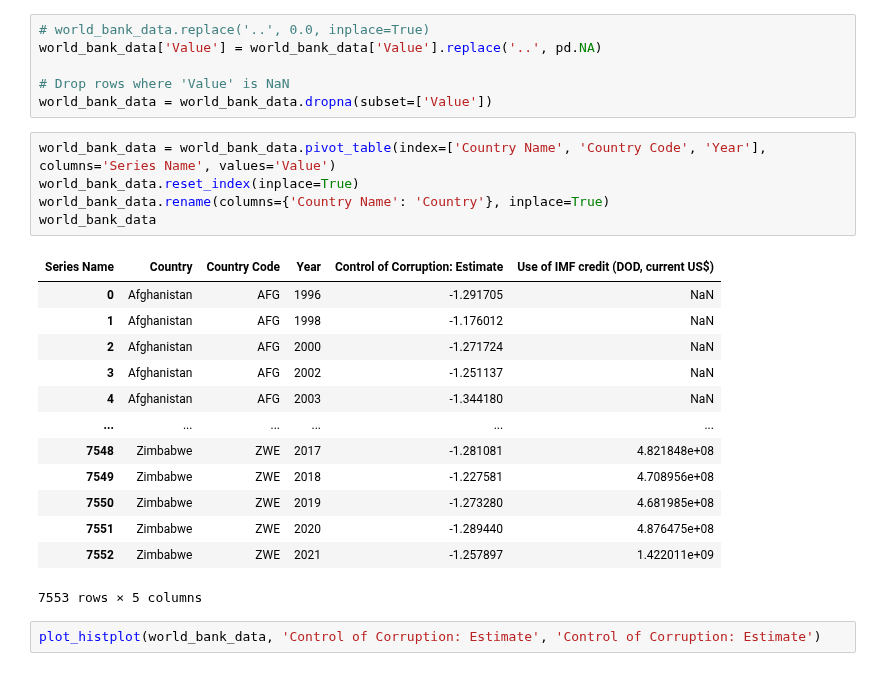
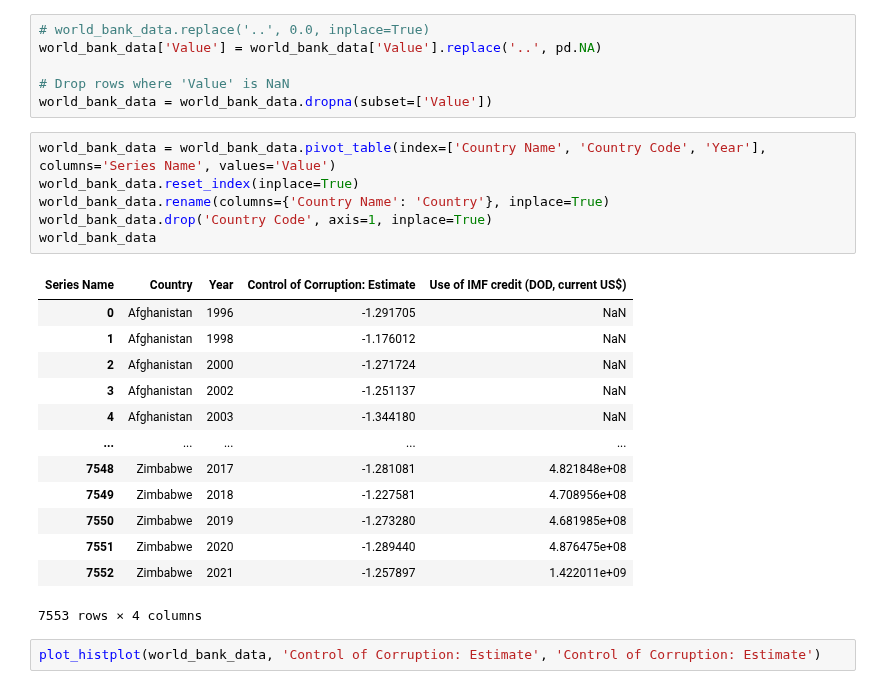
Before and after one commit to saumyasucharita/Agriculture-Data-Analysis, a Jupyter notebook: Exploratory Agriculture Data Analysis.ipynb, the cells around one changed output. Cells and saved outputs as stored; diff of their text form.

```diff
--- a/Exploratory Agriculture Data Analysis.ipynb
+++ b/Exploratory Agriculture Data Analysis.ipynb
@@ -186,22 +159,23 @@ world_bank_data = world_bank_data.dropna(subset=['Value'])
 # %%
 world_bank_data = world_bank_data.pivot_table(index=['Country Name', 'Country Code', 'Year'], columns='Series Name', values='Value')
 world_bank_data.reset_index(inplace=True)
 world_bank_data.rename(columns={'Country Name': 'Country'}, inplace=True)
+world_bank_data.drop('Country Code', axis=1, inplace=True)
 world_bank_data
 # %% [output]
-| Series Name | Country | Country Code | Year | Control of Corruption: Estimate | Use of IMF credit (DOD, current US$) |
-| 0 | Afghanistan | AFG | 1996 | -1.291705 | NaN |
-| 1 | Afghanistan | AFG | 1998 | -1.176012 | NaN |
-| 2 | Afghanistan | AFG | 2000 | -1.271724 | NaN |
-| 3 | Afghanistan | AFG | 2002 | -1.251137 | NaN |
-| 4 | Afghanistan | AFG | 2003 | -1.344180 | NaN |
-| ... | ... | ... | ... | ... | ... |
-| 7548 | Zimbabwe | ZWE | 2017 | -1.281081 | 4.821848e+08 |
-| 7549 | Zimbabwe | ZWE | 2018 | -1.227581 | 4.708956e+08 |
-| 7550 | Zimbabwe | ZWE | 2019 | -1.273280 | 4.681985e+08 |
-| 7551 | Zimbabwe | ZWE | 2020 | -1.289440 | 4.876475e+08 |
-| 7552 | Zimbabwe | ZWE | 2021 | -1.257897 | 1.422011e+09 |
+| Series Name | Country | Year | Control of Corruption: Estimate | Use of IMF credit (DOD, current US$) |
+| 0 | Afghanistan | 1996 | -1.291705 | NaN |
+| 1 | Afghanistan | 1998 | -1.176012 | NaN |
+| 2 | Afghanistan | 2000 | -1.271724 | NaN |
+| 3 | Afghanistan | 2002 | -1.251137 | NaN |
+| 4 | Afghanistan | 2003 | -1.344180 | NaN |
+| ... | ... | ... | ... | ... |
+| 7548 | Zimbabwe | 2017 | -1.281081 | 4.821848e+08 |
+| 7549 | Zimbabwe | 2018 | -1.227581 | 4.708956e+08 |
+| 7550 | Zimbabwe | 2019 | -1.273280 | 4.681985e+08 |
+| 7551 | Zimbabwe | 2020 | -1.289440 | 4.876475e+08 |
+| 7552 | Zimbabwe | 2021 | -1.257897 | 1.422011e+09 |
-7553 rows × 5 columns
+7553 rows × 4 columns
 # %%
 plot_histplot(world_bank_data, 'Control of Corruption: Estimate', 'Control of Corruption: Estimate')
 # %% [output]
```
Also changed, not shown: parts of 24 cells of this notebook.
